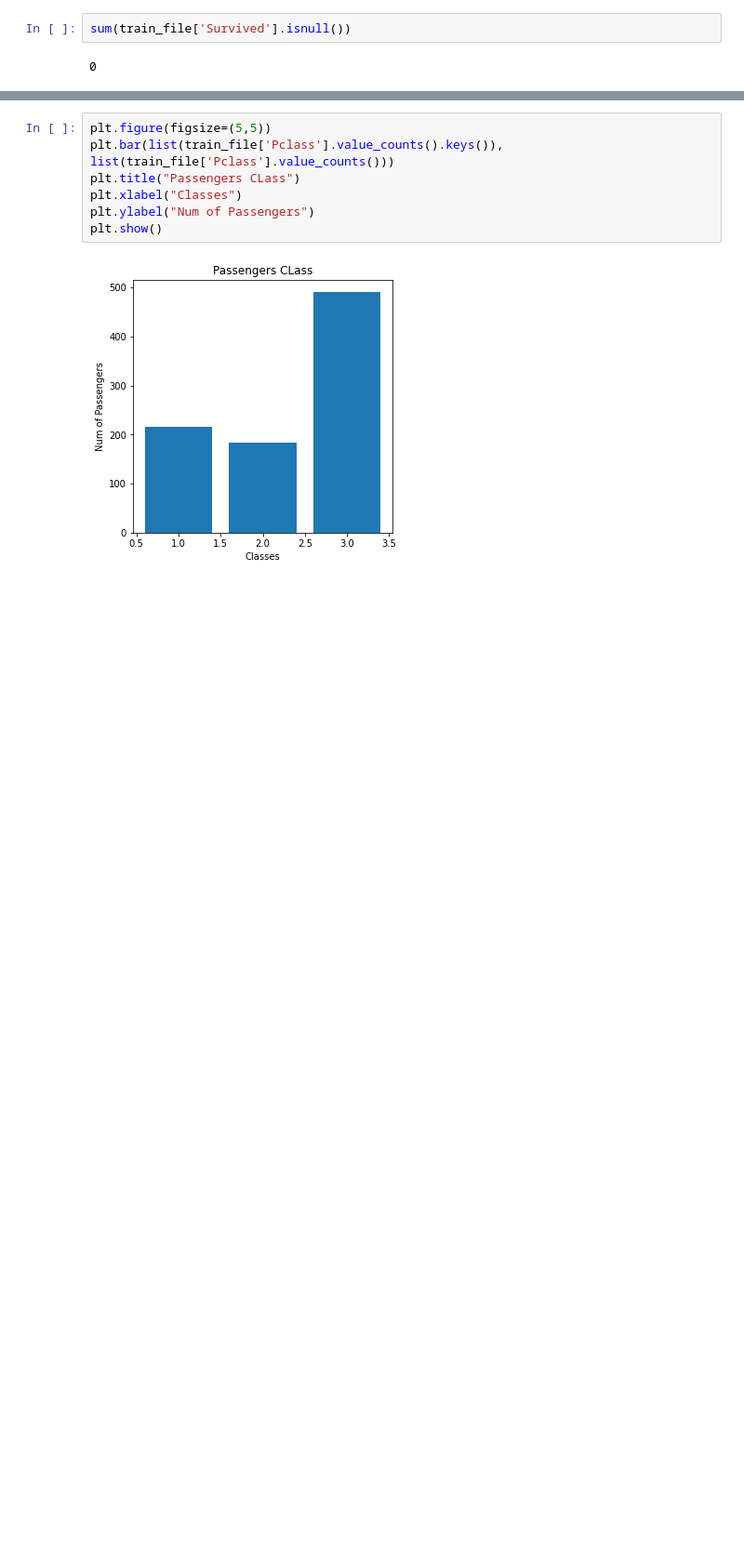
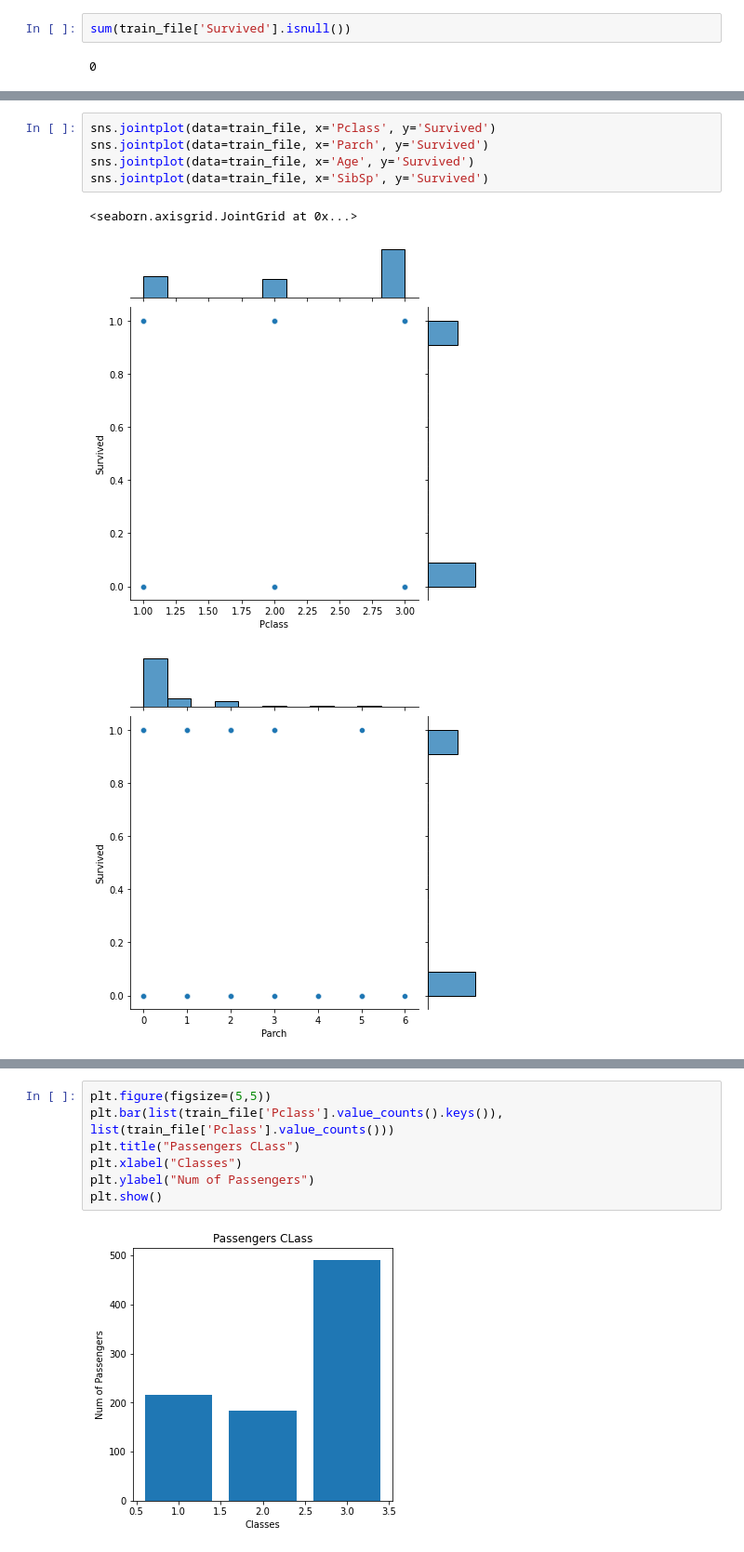
Before and after one commit to meeratif/techatif, a Jupyter notebook: titanic-simple-ml-model.ipynb, the cells around one changed output, grey strips where cells are left out. Shown at 93% size. Drawn from its saved outputs; the diff is of its cells as text; blank space fills up the shorter version.

```diff
--- a/titanic-simple-ml-model.ipynb
+++ b/titanic-simple-ml-model.ipynb
@@ -102,0 +112,9 @@ sum(train_file['Survived'].isnull())
+# %%
+sns.jointplot(data=train_file, x='Pclass', y='Survived')
+sns.jointplot(data=train_file, x='Parch', y='Survived')
+sns.jointplot(data=train_file, x='Age', y='Survived')
+sns.jointplot(data=train_file, x='SibSp', y='Survived')
+# %% [output]
+<seaborn.axisgrid.JointGrid at 0x...>
+[figure, added]
+[figure, added]
```
Also changed, not shown: parts of 59 cells of this notebook.
